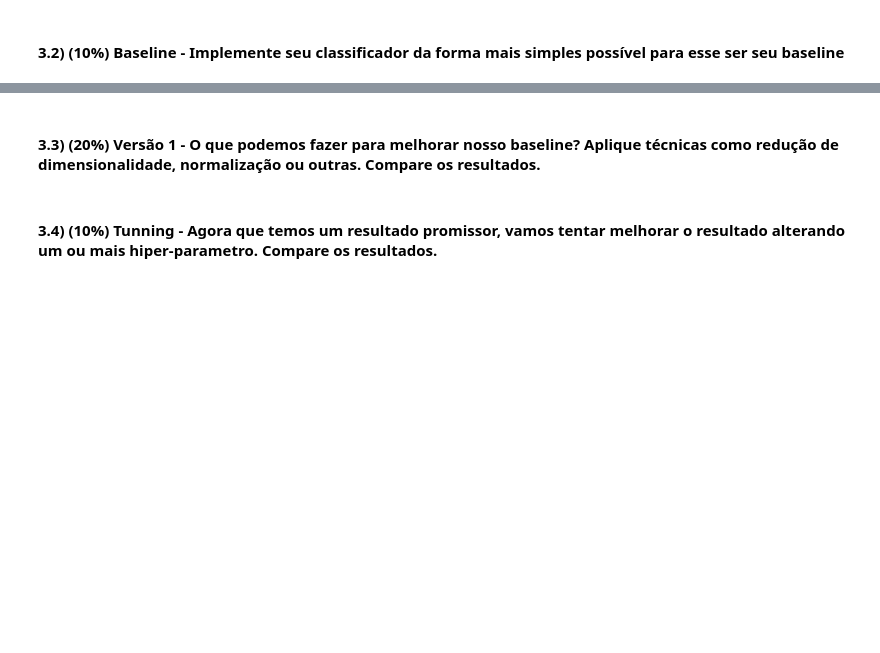
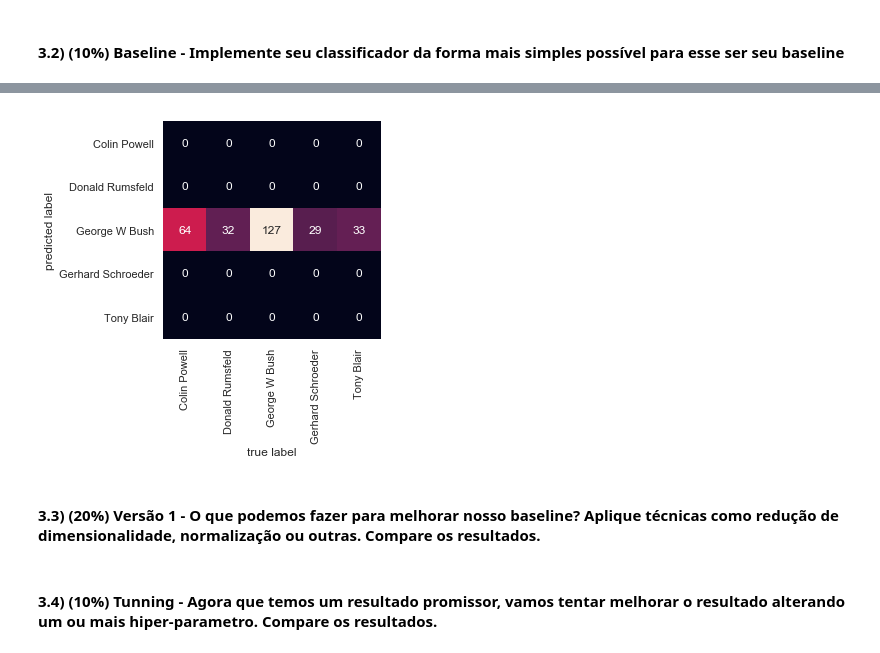
Before and after one commit to vbruno96/classificador_projeto_2, a Jupyter notebook: notebook.ipynb, the cells around one changed output, grey strips where cells are left out. Drawn from its saved outputs; the diff is of its cells as text; code cells hidden in the pictures; blank space fills up the shorter version.

```diff
--- a/notebook.ipynb
+++ b/notebook.ipynb
@@ -85,3 +126,12 @@ faces.target_names.shape[0]
+# %%
+matriz = confusion_matrix(ytest, pred)
+sns.heatmap(matriz.T, square=True, annot=True, fmt='d', cbar=False,
+            xticklabels=faces.target_names,
+            yticklabels=faces.target_names)
+plt.xlabel('true label')
+plt.ylabel('predicted label');
+# %% [output]
+[figure, added]
 # %% [markdown]
 #### 3.3) **(20%)** Versão 1 - O que podemos fazer para melhorar nosso baseline? Aplique técnicas como redução de dimensionalidade, normalização ou outras. Compare os resultados.
 # %%
```
Also changed, not shown: parts of 11 cells of this notebook.
